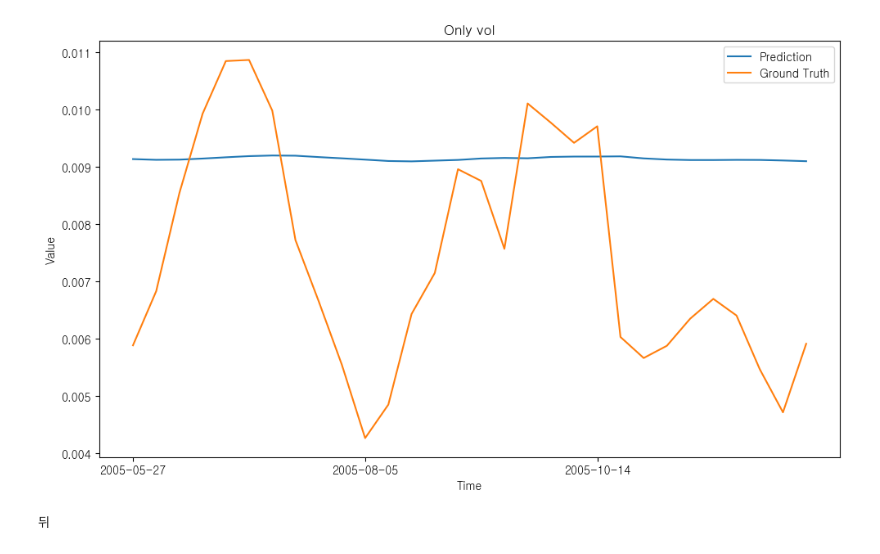
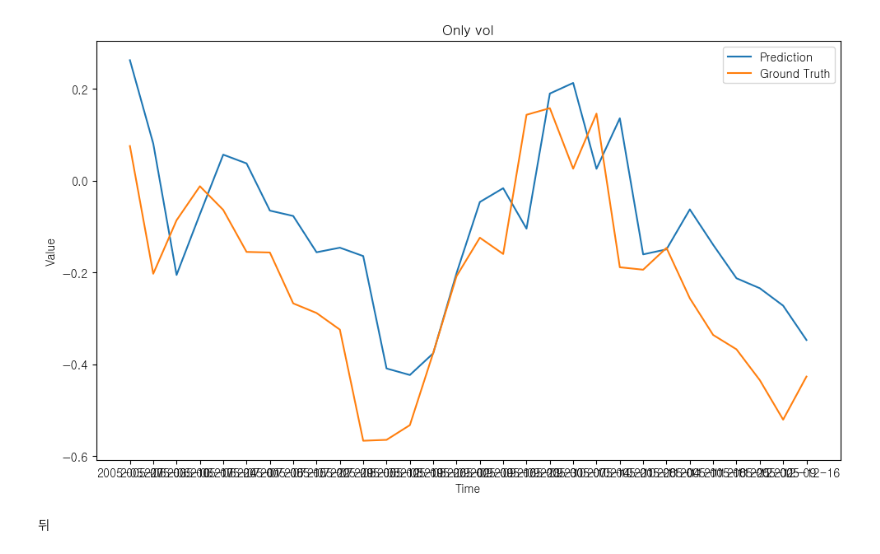
Before and after one commit to kimjuhwan1234/Volatility_Forecasting, a Jupyter notebook: EDA.ipynb, the cells around one changed output. Drawn from its saved outputs; the diff is of its cells as text; code cells hidden in the pictures.

```diff
--- a/EDA.ipynb
+++ b/EDA.ipynb
@@ -9,7 +9,7 @@ plt.rcParams['image.interpolation'] = 'nearest'
 plt.rcParams['image.cmap'] = 'gray'
 plt.rc('font', family='GULIM')
 # %%
-pred1 = pd.read_csv('Files/BiLSTM/additionalX_BZ.csv', index_col=0)
+pred1 = pd.read_csv('Files/BiLSTM/additionalX_SP.csv', index_col=0)
 pred1=pred1.iloc[:-2,:]
 # pred2=pd.read_csv('Files/Backbone_BiLSTM_SP.csv', index_col=0)
 gt = pd.read_csv('Database/spot_std/SP_vol.csv', index_col=0)
@@ -21,17 +21,17 @@ pred1.index = pd.to_datetime(pred1.index)
 # %%
 plt.figure(figsize=(10, 6))
 plt.plot(pred1['Predictions'].iloc[0:-2], label='Prediction')
 plt.plot(pred1['Ground Truths'].iloc[0:-2], label='Ground Truth')
 # plt.plot(gt.iloc[0:10], label='Ground Truth')
 plt.title('Only vol')
 plt.xlabel('Time')
 plt.ylabel('Value')
 plt.legend()
-plt.xticks(pred1.index[0:-2:10])
+plt.xticks(pred1.index[0:-2:1])
 plt.tight_layout()
 plt.show()
 # %% [output]
-[figure, old version]
+[figure, new version]
 # %%
 def calculate_mae(gt, output):
     mae = mean_absolute_error(gt, output)
```
Also changed, not shown: 13 other files.
